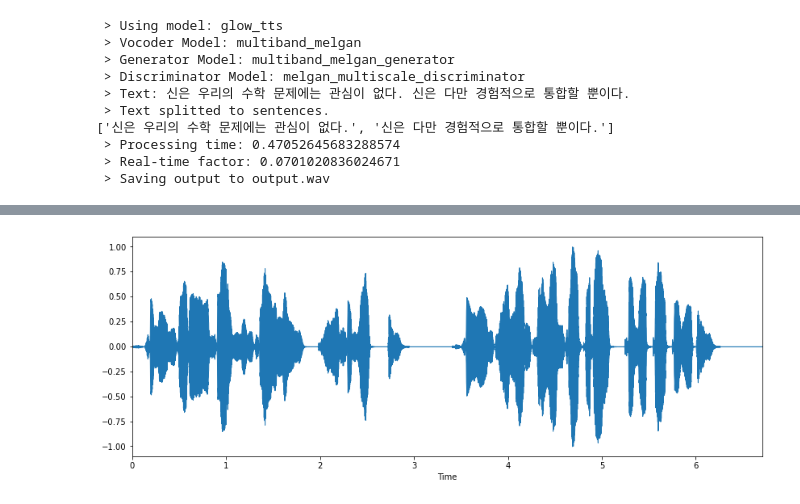
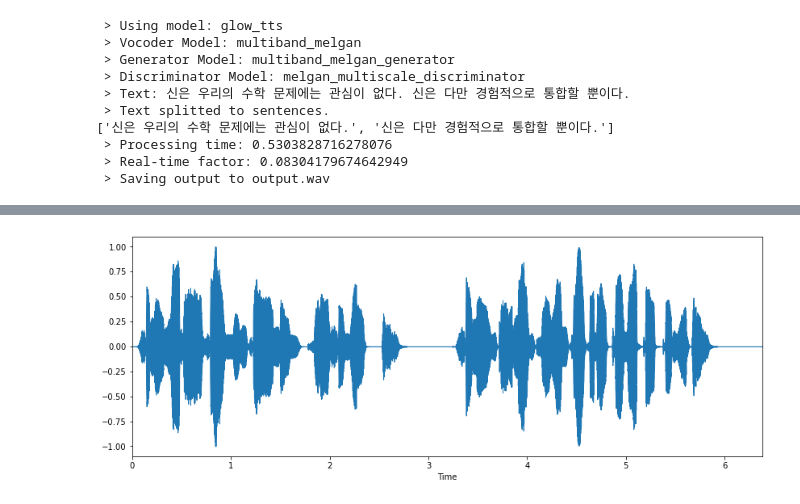
Before and after one commit to ttop32/coqui_tts_korea, a Jupyter notebook: coqui_inference.ipynb, the cells around one changed output, grey strips where cells are left out. Cells and saved outputs as stored; diff of their text form; code cells hidden in the pictures.

```diff
--- a/coqui_inference.ipynb
+++ b/coqui_inference.ipynb
@@ -37,31 +40,31 @@ IPython.display.Audio("output.wav")
 # %%
 ##inference Using trained Vocoder
 input_text = "신은 우리의 수학 문제에는 관심이 없다. 신은 다만 경험적으로 통합할 뿐이다."
 inputText=koreanCleaner(input_text)
 
 !tts \
     --text "$inputText" \
-    --model_path model/tts/glowtts/coqui_tts-December-08-2021_08+50AM-0000000/checkpoint_20000.pth.tar \
-    --config_path model/tts/glowtts/coqui_tts-December-08-2021_08+50AM-0000000/config.json \
+    --model_path model/tts/glowtts/coqui_tts-December-08-2021_03+15PM-0000000/checkpoint_50000.pth.tar \
+    --config_path model/tts/glowtts/coqui_tts-December-08-2021_03+15PM-0000000/config.json \
     --out_path output.wav \
-    --vocoder_path model/vocoder/mbmelgan/coqui_tts-December-03-2021_04+00PM-0000000/best_model_180000.pth.tar \
+    --vocoder_path model/vocoder/mbmelgan/coqui_tts-December-03-2021_04+00PM-0000000/checkpoint_180000.pth.tar \
     --vocoder_config_path model/vocoder/mbmelgan/coqui_tts-December-03-2021_04+00PM-0000000/config.json
 
 displayWaveImage("output.wav")
 IPython.display.Audio("output.wav")
 # %% [output]
  > Using model: glow_tts
  > Vocoder Model: multiband_melgan
  > Generator Model: multiband_melgan_generator
  > Discriminator Model: melgan_multiscale_discriminator
  > Text: 신은 우리의 수학 문제에는 관심이 없다. 신은 다만 경험적으로 통합할 뿐이다.
  > Text splitted to sentences.
 ['신은 우리의 수학 문제에는 관심이 없다.', '신은 다만 경험적으로 통합할 뿐이다.']
- > Processing time: 0.47052645683288574
- > Real-time factor: 0.0701020836024671
+ > Processing time: 0.5303828716278076
+ > Real-time factor: 0.08304179674642949
  > Saving output to output.wav
 [interactive output not drawn]
-[figure, old version]
+[figure, new version]
 # %%
 #tensorboard
 !tensorboard --bind_all --logdir ./model/tts/glowtts/coqui_tts-December-08-2021_08+50AM-0000000
```
Also changed, not shown: parts of 3 cells of this notebook.
